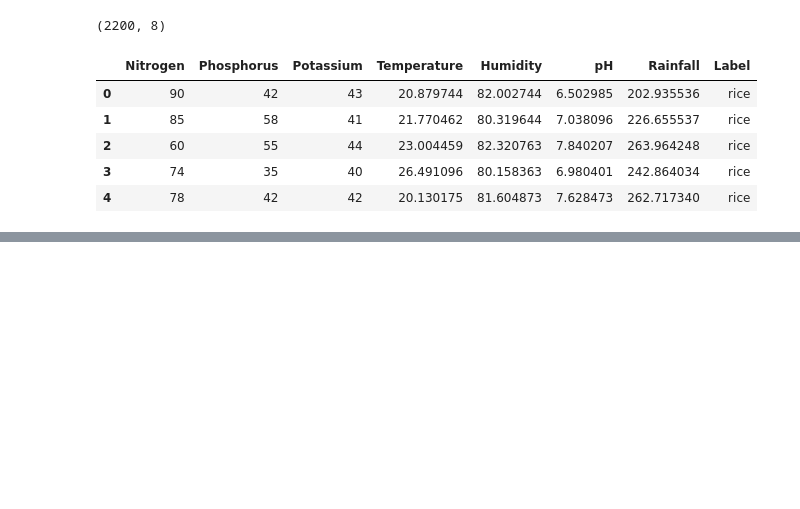
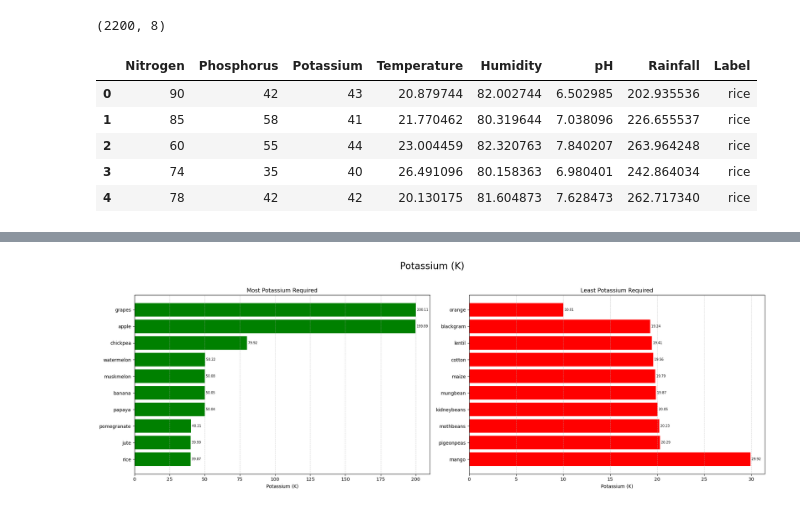
Before and after one commit to Tusshar10/Crop-Recommendation-System, a Jupyter notebook: Minor.ipynb, the cells around one changed output, grey strips where cells are left out. Cells and saved outputs as stored; diff of their text form; code cells hidden in the pictures; blank space fills up the shorter version.

```diff
--- a/Minor.ipynb
+++ b/Minor.ipynb
@@ -196,0 +287,25 @@ df.head()
+# %%
+crop_summary_K = crop_summary.sort_values(by='Potassium', ascending=False)
+fig, axs = plt.subplots(1, 2, figsize=(20,7))
+top_10 = crop_summary_K.iloc[:10].sort_values(by='Potassium')
+bottom_10 = crop_summary_K.iloc[-10:]
+axs[0].barh(top_10.index, top_10['Potassium'], color='green', label='Most Potassium required')
+axs[0].set_xlabel('Potassium (K)')
+axs[0].set_title('Most Potassium Required')
+axs[0].grid(axis='x', linestyle='--', alpha=0.6)
+axs[1].barh(bottom_10.index, bottom_10['Potassium'], color='red', label='Least Potassium required')
+axs[1].set_xlabel('Potassium (K)')
+axs[1].set_title('Least Potassium Required')
+axs[1].grid(axis='x', linestyle='--', alpha=0.6)
+
+for i, (x, y) in enumerate(zip(top_10['Potassium'], top_10.index)):
+    axs[0].text(x, i, f' {x}', va='center', fontsize=7, color='black')
+
+for i, (x, y) in enumerate(zip(bottom_10['Potassium'], bottom_10.index)):
+    axs[1].text(x, i, f' {x}', va='center', fontsize=7, color='black')
+
+plt.suptitle('Potassium (K)', fontsize=20, color='black')
+plt.tight_layout(rect=[0, 0, 1, 0.95])
+plt.show()
+# %% [output]
+[figure, added]
```
Also changed, not shown: parts of 12 cells of this notebook.
